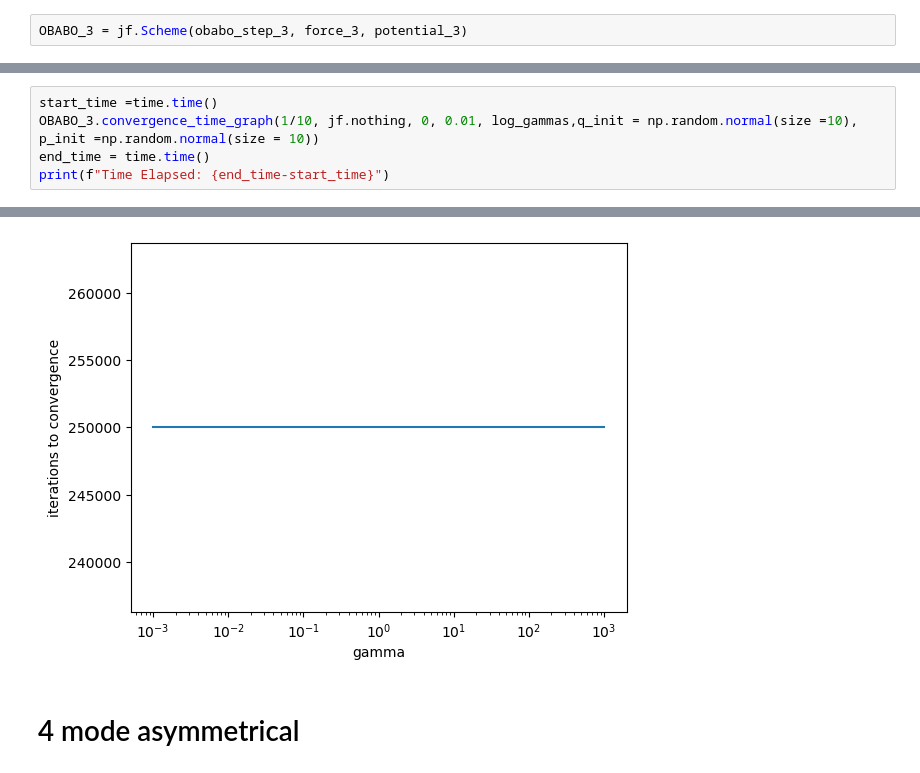
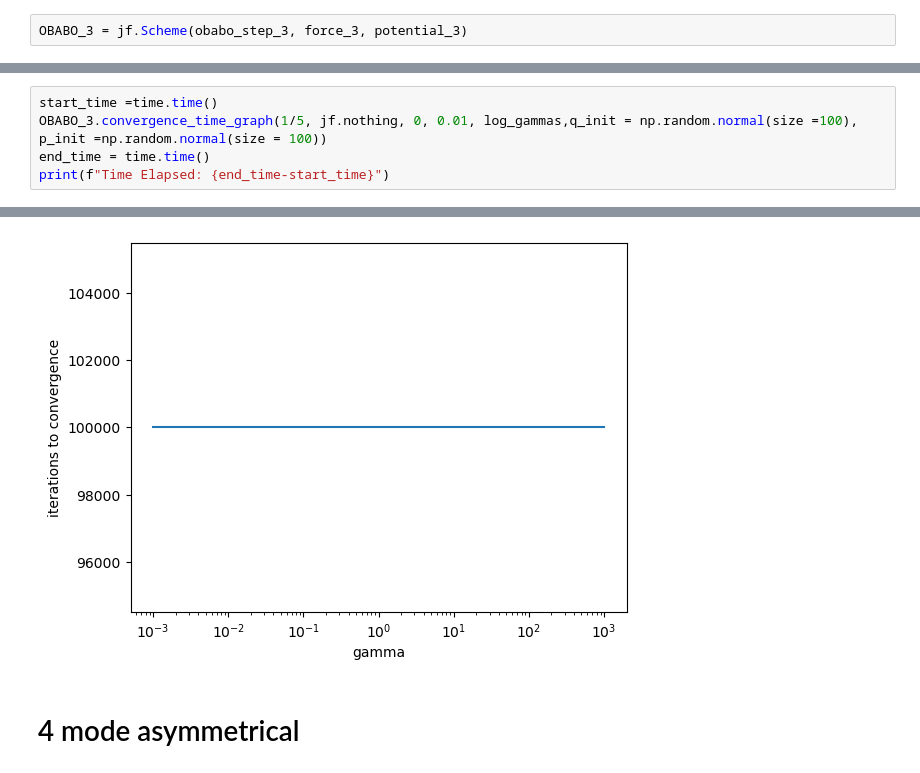
Before and after one commit to ktadgh/Langevin-Dynamics, a Jupyter notebook: OBABO.ipynb, the cells around one changed output, grey strips where cells are left out. Drawn from its saved outputs; the diff is of its cells as text.

```diff
--- a/OBABO.ipynb
+++ b/OBABO.ipynb
@@ -152,6 +150,6 @@ Time Elapsed: 25.75420570373535
 # %%
 start_time =time.time()
-OBABO_3.convergence_time_graph(1/10, jf.nothing, 0, 0.01, log_gammas,q_init = np.random.normal(size =10), p_init =np.random.normal(size = 10))
+OBABO_3.convergence_time_graph(1/5, jf.nothing, 0, 0.01, log_gammas,q_init = np.random.normal(size =100), p_init =np.random.normal(size = 100))
 end_time = time.time()
 print(f"Time Elapsed: {end_time-start_time}")
 # %% [output]
@@ -164,4 +162,4 @@ Time Elapsed: 529.6766996383667
-[figure, old version]
+[figure, new version]
 # %% [markdown]
 # 4 mode asymmetrical
 # %%
```
Also changed, not shown: parts of 19 cells of this notebook, 2 other files.
